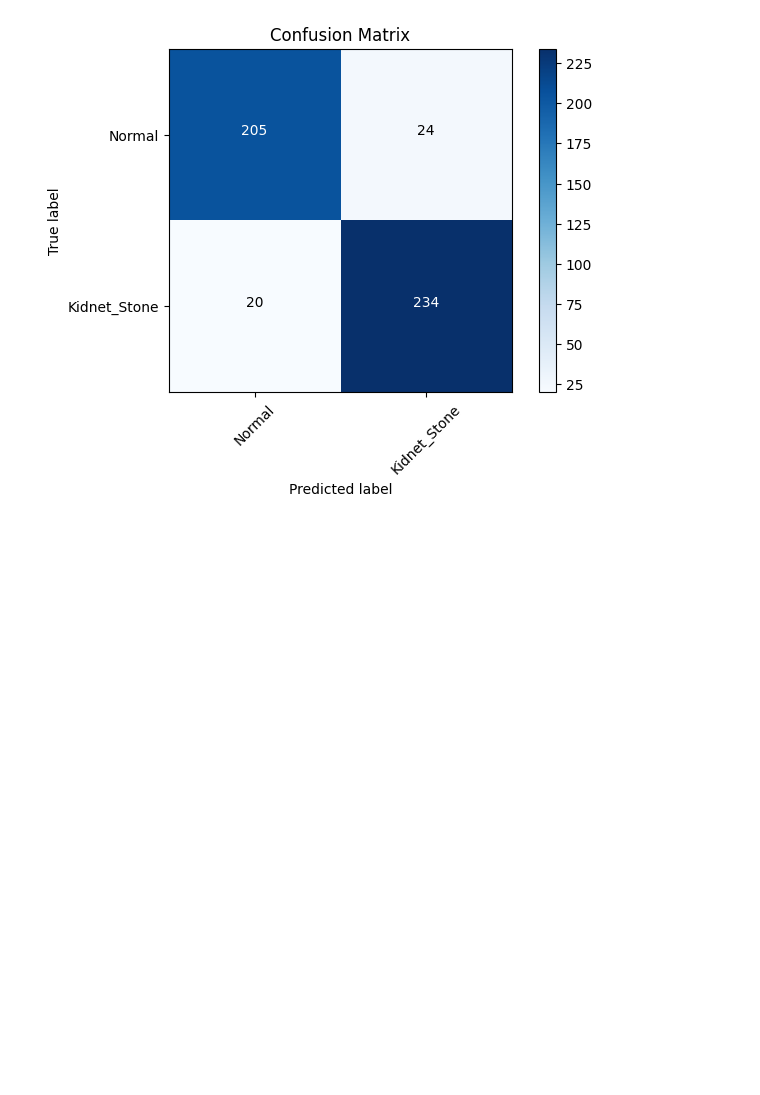
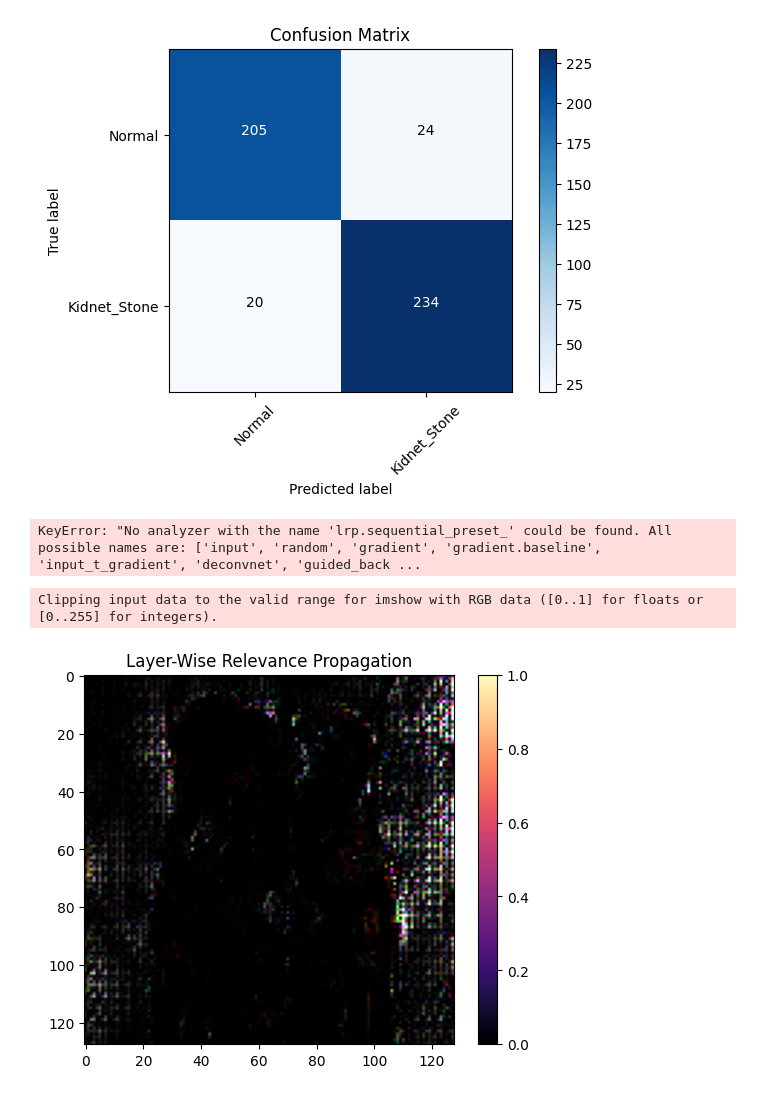
Before and after one commit to nikitarubcov99/kidney_stone, a Jupyter notebook: train_notebook.ipynb, the cells around one changed output. Saved outputs shown, nothing was run; the diff lists cells and outputs as text; code cells hidden in the pictures; blank space fills up the shorter version.

```diff
--- a/train_notebook.ipynb
+++ b/train_notebook.ipynb
@@ -758,3 +758,43 @@ image_prediction(Xtest[50])
 # %%
 # Save CNN Model
 model3.save('kidney_stones_model.h5')
+# %%
+from tensorflow.keras.preprocessing import image
+from tensorflow.keras.applications.vgg16 import preprocess_input
+import numpy as np
+
+def load_and_preprocess_image(img_path):
+    img = image.load_img(img_path, target_size=(128, 128))  # Загружаем и изменяем размер изображения
+    x = image.img_to_array(img)  # Преобразуем изображение в массив numpy
+    x = np.expand_dims(x, axis=0)  # Добавляем дополнительное измерение, т.к. модель ожидает батч изображений
+    x = preprocess_input(x)  # Предварительная обработка, как для обучения модели (зависит от вашей модели)
+    return x
+# %%
+import innvestigate
+import keras
+tf.compat.v1.disable_eager_execution()
+saved_model = tf.keras.models.load_model("kidney_stones_model.h5")
+model_wo_softmax = keras.models.Model(inputs=saved_model.inputs,
+                                      outputs=saved_model.layers[-2].output)
+analyzer = innvestigate.create_analyzer("lrp.sequential_preset_", model_wo_softmax)
+
+img_path = 'C:/Users/nero1/PycharmProjects/pythonProject3/CT_SCAN/Kidney_stone/KS6.png'
+X = load_and_preprocess_image(img_path)
+relevances = analyzer.analyze(X)
+# %% [output]
+KeyError: "No analyzer with the name 'lrp.sequential_preset_' could be found. All possible names are: ['input', 'random', 'gradient', 'gradient.baseline', 'input_t_gradient', 'deconvnet', 'guided_back ...
+# %%
+import matplotlib.pyplot as plt
+
+# Предполагается, что relevances - это массив значений релевантности для вашего изображения
+relevance = relevances[0]  # Берем релевантность для первого (и единственного) образца
+relevance = np.squeeze(relevance)  # Убираем лишние измерения
+
+# Визуализируем тепловую карту релевантности
+plt.imshow(relevance, cmap='magma')
+plt.colorbar()
+plt.title('Layer-Wise Relevance Propagation')
+plt.show()
+# %% [output]
+Clipping input data to the valid range for imshow with RGB data ([0..1] for floats or [0..255] for integers).
+[figure, added]
```
Also changed, not shown: 16 other files.
